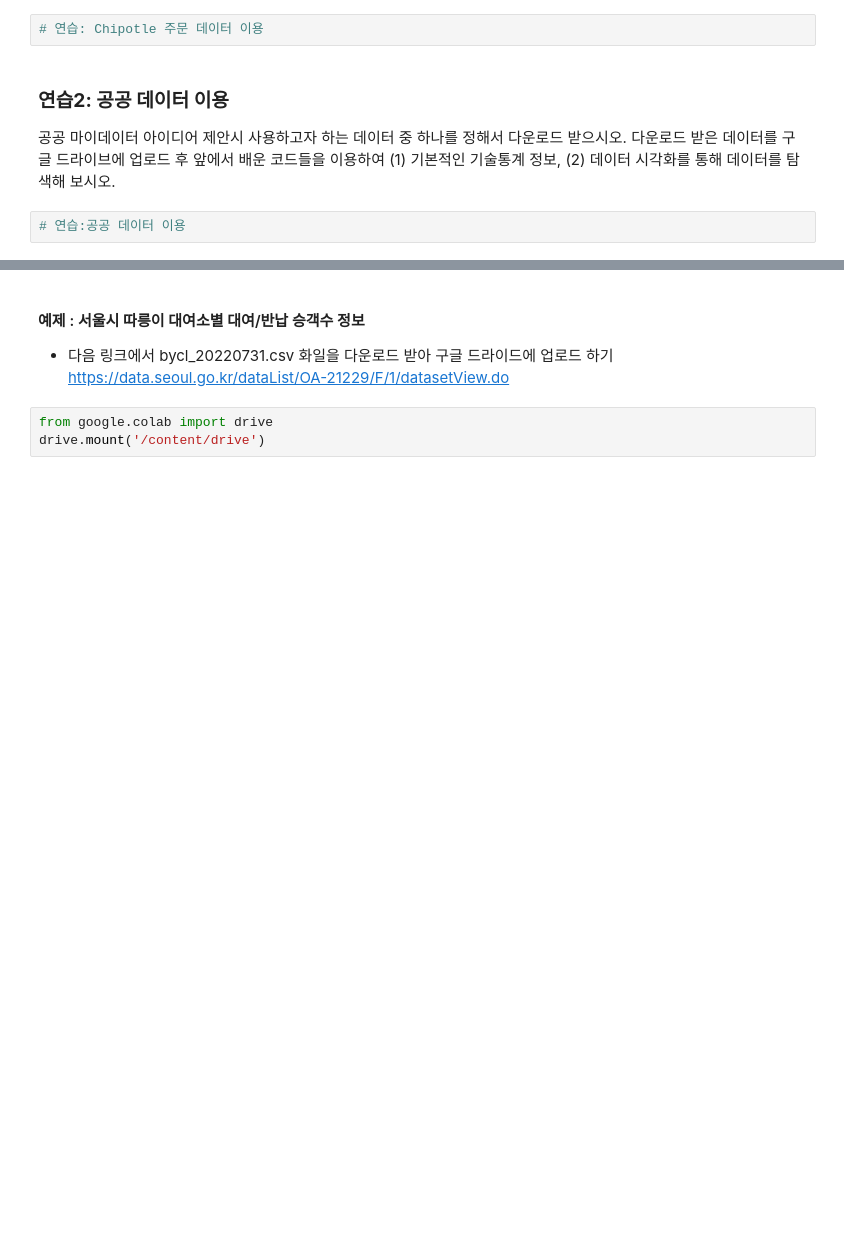
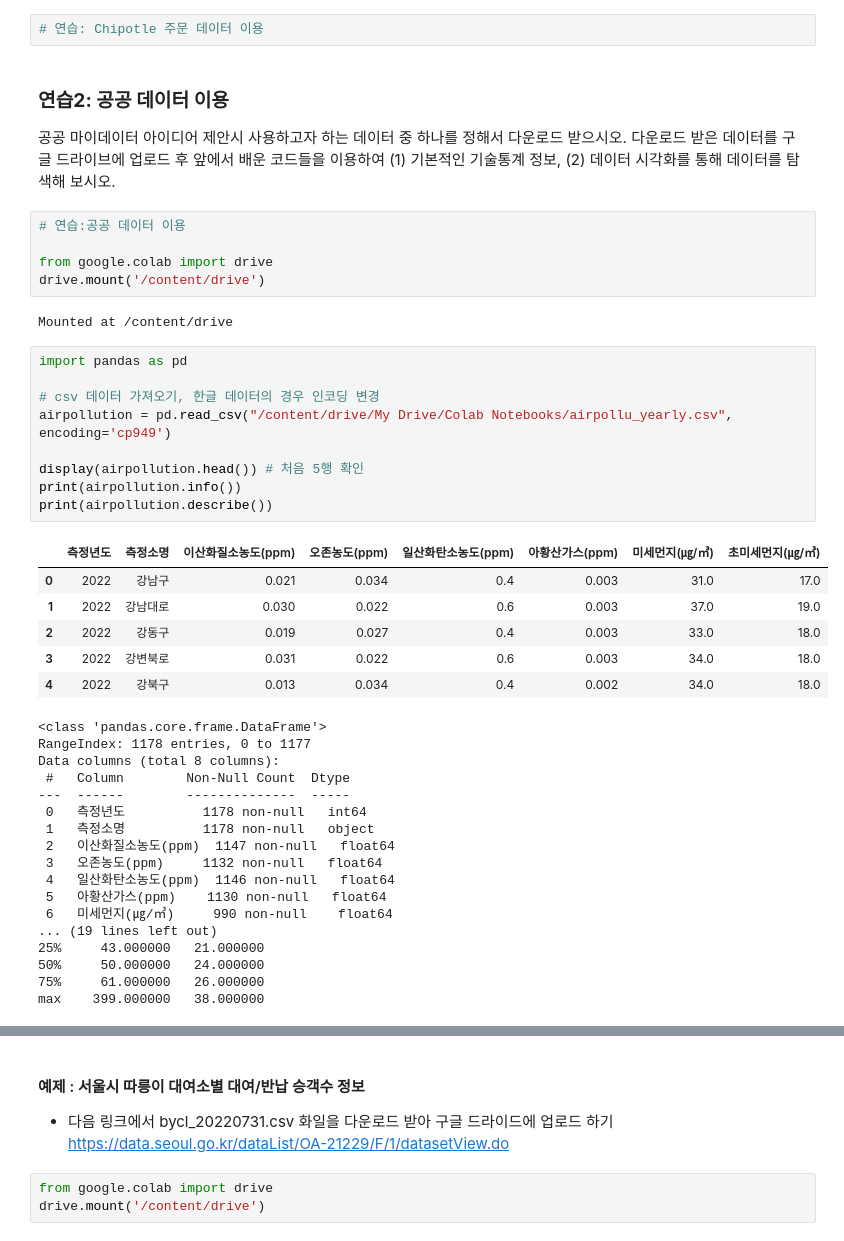
Before and after one commit to Kimjihee05/mining, a Jupyter notebook: python_basic2_jh.ipynb, the cells around one changed output, grey strips where cells are left out. Drawn from its saved outputs; the diff is of its cells as text; blank space fills up the shorter version.

```diff
--- a/python_basic2_jh.ipynb
+++ b/python_basic2_jh.ipynb
@@ -749,3 +749,41 @@ Name: item_price, dtype: float64
 공공 마이데이터 아이디어 제안시 사용하고자 하는 데이터 중 하나를 정해서 다운로드 받으시오. 다운로드 받은 데이터를 구글 드라이브에 업로드 후  앞에서 배운 코드들을 이용하여 (1) 기본적인 기술통계 정보, (2) 데이터 시각화를 통해 데이터를 탐색해 보시오.
 # %%
 # 연습:공공 데이터 이용
+
+from google.colab import drive
+drive.mount('/content/drive')
+# %% [output]
+Mounted at /content/drive
+# %%
+import pandas as pd
+
+# csv 데이터 가져오기, 한글 데이터의 경우 인코딩 변경
+airpollution = pd.read_csv("/content/drive/My Drive/Colab Notebooks/airpollu_yearly.csv", encoding='cp949')
+
+display(airpollution.head()) # 처음 5행 확인
+print(airpollution.info())
+print(airpollution.describe())
+# %% [output]
+|  | 측정년도 | 측정소명 | 이산화질소농도(ppm) | 오존농도(ppm) | 일산화탄소농도(ppm) | 아황산가스(ppm) | 미세먼지(㎍/㎥) | 초미세먼지(㎍/㎥) |
+| 0 | 2022 | 강남구 | 0.021 | 0.034 | 0.4 | 0.003 | 31.0 | 17.0 |
+| 1 | 2022 | 강남대로 | 0.030 | 0.022 | 0.6 | 0.003 | 37.0 | 19.0 |
+| 2 | 2022 | 강동구 | 0.019 | 0.027 | 0.4 | 0.003 | 33.0 | 18.0 |
+| 3 | 2022 | 강변북로 | 0.031 | 0.022 | 0.6 | 0.003 | 34.0 | 18.0 |
+| 4 | 2022 | 강북구 | 0.013 | 0.034 | 0.4 | 0.002 | 34.0 | 18.0 |
+<class 'pandas.core.frame.DataFrame'>
+RangeIndex: 1178 entries, 0 to 1177
+Data columns (total 8 columns):
+ #   Column        Non-Null Count  Dtype
+---  ------        --------------  -----
+ 0   측정년도          1178 non-null   int64
+ 1   측정소명          1178 non-null   object
+ 2   이산화질소농도(ppm)  1147 non-null   float64
+ 3   오존농도(ppm)     1132 non-null   float64
+ 4   일산화탄소농도(ppm)  1146 non-null   float64
+ 5   아황산가스(ppm)    1130 non-null   float64
+ 6   미세먼지(㎍/㎥)     990 non-null    float64
+... (19 lines left out)
+25%     43.000000   21.000000
+50%     50.000000   24.000000
+75%     61.000000   26.000000
+max    399.000000   38.000000
```
Also changed, not shown: parts of 3 cells of this notebook.
